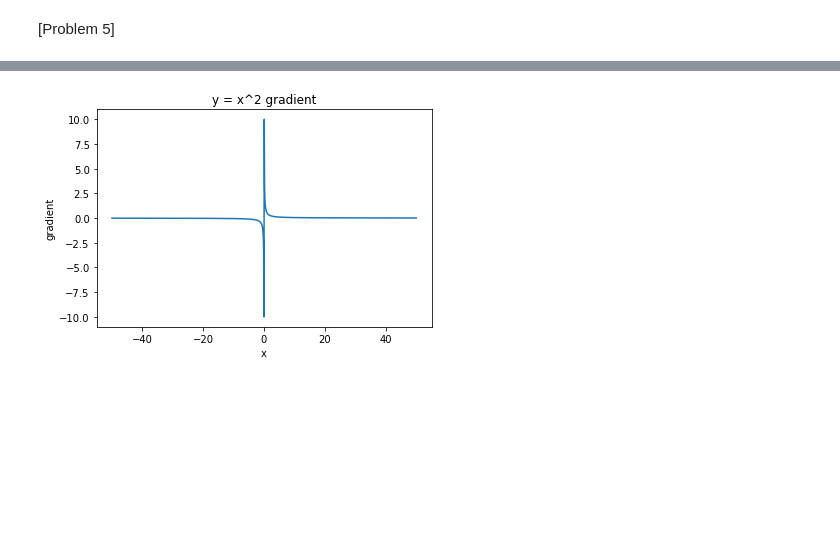
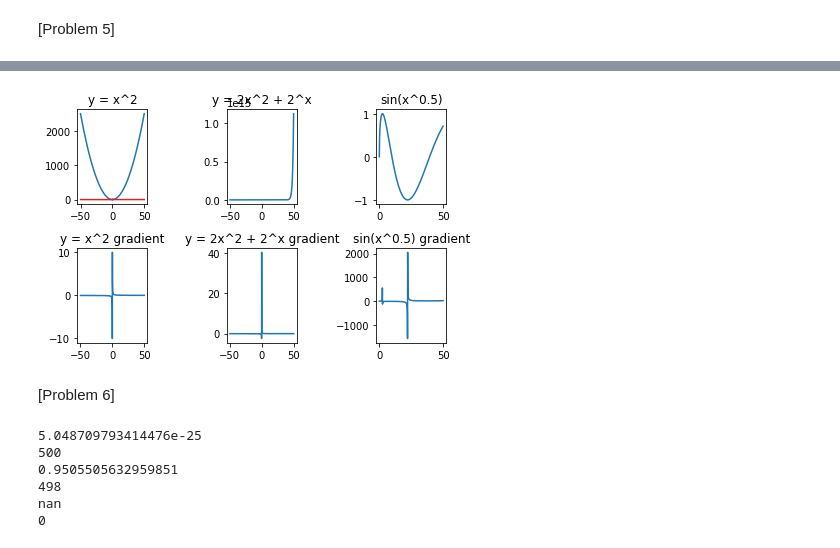
Before and after one commit to NaraaBold/DiverNaraa, a Jupyter notebook: array_2d_gradient_problem.ipynb, the cells around one changed output, grey strips where cells are left out. Drawn from its saved outputs; the diff is of its cells as text; code cells hidden in the pictures; blank space fills up the shorter version.

```diff
--- a/array_2d_gradient_problem.ipynb
+++ b/array_2d_gradient_problem.ipynb
@@ -122,8 +112,63 @@ plt.show()
-# %%
-plt.xlabel("x")
-plt.ylabel("gradient")
-plt.title("y = x^2 gradient")
-plt.plot(array_xy[1:,0], gradient)
-plt.show()
-# %% [output]
-[figure, removed]
+# %%
+# function y = 2x^2 + 2^x
+def function2(array_x):
+  x1 = 2*array_x**2
+  x2 = 2**array_x
+  array_y = x1+x2
+  #print (x1)
+  #print (x2)
+  #print (array_y)
+  return array_y
+
+# function y = sin(x^0.5)
+def function3(array_x):
+  array_y = np.sin(array_x**(0.5))
+  return array_y
+# %%
+array_xy1, gradient1 = compute_gradient(function1)
+array_xy2, gradient2 = compute_gradient(function2)
+#print (array_xy2)
+array_xy3, gradient3 = compute_gradient(function3)
+
+
+fig, axs = plt.subplots(2,3)
+
+axs[0,0].set_title("y = x^2")
+axs[0,0].plot(array_xy1[:,0], array_xy1[:,1])
+axs[0,0].plot(array_xy1[1:,0], gradient1, 'tab:red')
+
+axs[0,1].set_title("y = 2x^2 + 2^x")
+axs[0,1].plot(array_xy2[:,0], array_xy2[:,1])
+
+axs[0,2].set_title("sin(x^0.5)")
+axs[0,2].plot(array_xy3[:,0], array_xy3[:,1])
+
+axs[1,0].set_title("y = x^2 gradient")
+axs[1,0].plot(array_xy1[1:,0], gradient1)
+
+axs[1,1].set_title("y = 2x^2 + 2^x gradient")
+axs[1,1].plot(array_xy2[1:,0], gradient2)
+
+axs[1,2].set_title("sin(x^0.5) gradient")
+axs[1,2].plot(array_xy3[1:,0], gradient3)
+
+
+fig.tight_layout()
+# %% [output]
+[figure, added]
+# %% [markdown]
+[Problem 6]
+# %%
+print( array_xy1[:,1].min())
+print( array_xy1[:,1].argmin())
+print( array_xy2[:,1].min())
+print( array_xy2[:,1].argmin())
+print( array_xy3[:,1].min())
+print( array_xy3[:,1].argmin())
+# %% [output]
+5.048709793414476e-25
+500
+0.9505505632959851
+498
+nan
+0
```
Also changed, not shown: parts of 1 cell of this notebook.
